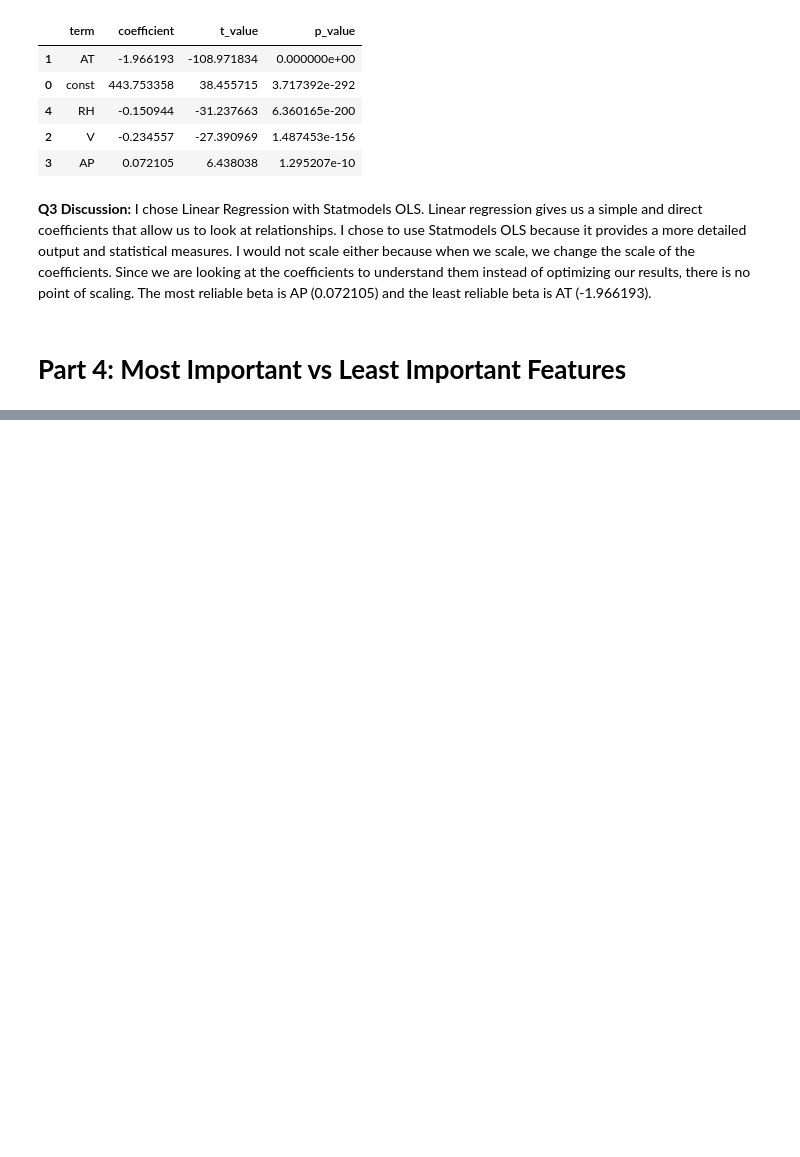
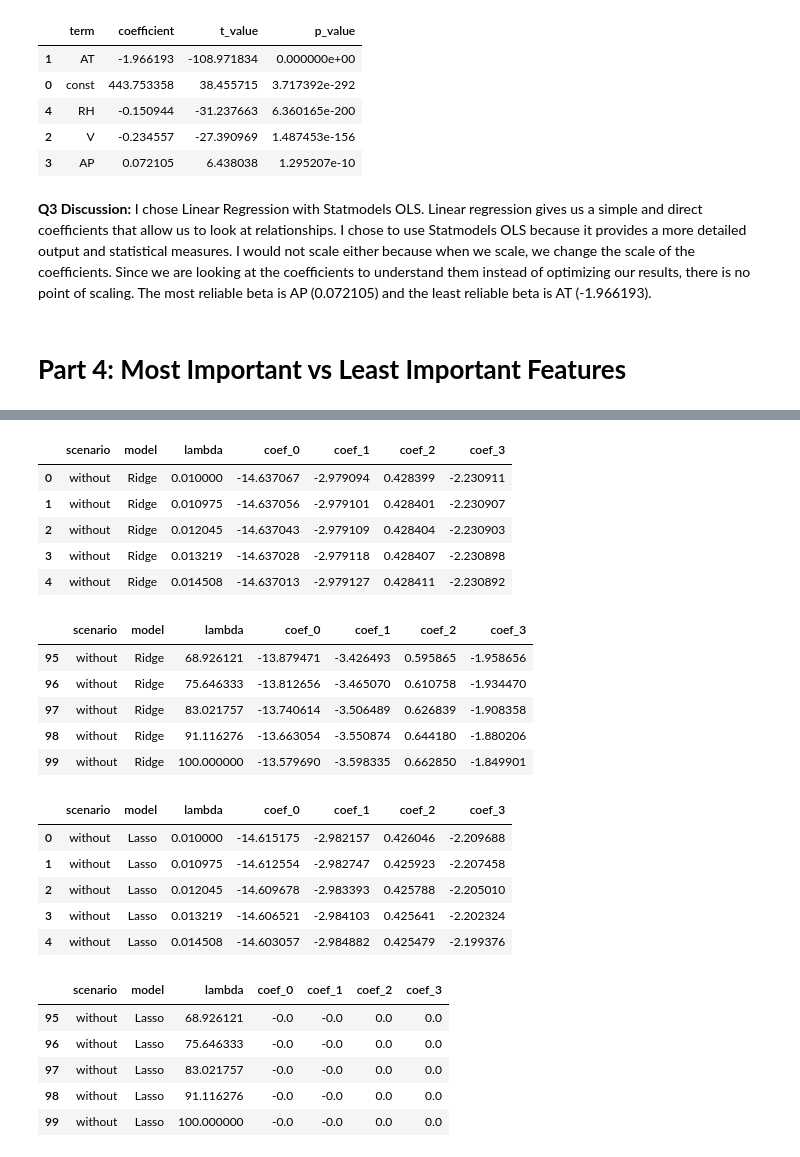
Before and after one commit to SZ330/EE344-Assignment-2, a Jupyter notebook: Assignment_2.ipynb, the cells around one changed output, grey strips where cells are left out. Drawn from its saved outputs; the diff is of its cells as text; code cells hidden in the pictures; blank space fills up the shorter version.

```diff
--- a/Assignment_2.ipynb
+++ b/Assignment_2.ipynb
@@ -443,0 +464,62 @@ Standardized coefficients:
+# %%
+def sweep_model_scaled(model_type: str, scenario: str, lambda_grid_5):
+    if scenario == "with":
+        Xt_tr, Xt_te = X_train_sc, X_test_sc
+        yt_tr, yt_te = y_train_with_un, y_test_with_un
+    elif scenario == "without":
+        Xt_tr, Xt_te = X_train_sc, X_test_sc
+        yt_tr, yt_te = y_train_without_un, y_test_without_un
+    else:
+        raise ValueError("scenario must be 'with' or 'without'")
+
+    rows = []
+    for lam in lambda_grid_5:
+        lam = float(lam)
+
+        if model_type == "Ridge":
+            model = Ridge(alpha=lam, random_state=42)
+        elif model_type == "Lasso":
+            model = Lasso(alpha=lam, max_iter=50000, random_state=42)
+
+        model.fit(Xt_tr, yt_tr.ravel())
+
+        rows.append({
+            "scenario": scenario,
+            "model": model_type,
+            "lambda": lam,
+            **{f"coef_{i}": c for i, c in enumerate(model.coef_)}
+        })
+
+    return pd.DataFrame(rows)
+ridge_sc = sweep_model_scaled("Ridge", "without", lambda_grid_5)
+lasso_sc = sweep_model_scaled("Lasso", "without", lambda_grid_5)
+
+display(ridge_sc.head())
+display(ridge_sc.tail())
+display(lasso_sc.head())
+display(lasso_sc.tail())
+# %% [output]
+|  | scenario | model | lambda | coef_0 | coef_1 | coef_2 | coef_3 |
+| 0 | without | Ridge | 0.010000 | -14.637067 | -2.979094 | 0.428399 | -2.230911 |
+| 1 | without | Ridge | 0.010975 | -14.637056 | -2.979101 | 0.428401 | -2.230907 |
+| 2 | without | Ridge | 0.012045 | -14.637043 | -2.979109 | 0.428404 | -2.230903 |
+| 3 | without | Ridge | 0.013219 | -14.637028 | -2.979118 | 0.428407 | -2.230898 |
+| 4 | without | Ridge | 0.014508 | -14.637013 | -2.979127 | 0.428411 | -2.230892 |
+|  | scenario | model | lambda | coef_0 | coef_1 | coef_2 | coef_3 |
+| 95 | without | Ridge | 68.926121 | -13.879471 | -3.426493 | 0.595865 | -1.958656 |
+| 96 | without | Ridge | 75.646333 | -13.812656 | -3.465070 | 0.610758 | -1.934470 |
+| 97 | without | Ridge | 83.021757 | -13.740614 | -3.506489 | 0.626839 | -1.908358 |
+| 98 | without | Ridge | 91.116276 | -13.663054 | -3.550874 | 0.644180 | -1.880206 |
+| 99 | without | Ridge | 100.000000 | -13.579690 | -3.598335 | 0.662850 | -1.849901 |
+|  | scenario | model | lambda | coef_0 | coef_1 | coef_2 | coef_3 |
+| 0 | without | Lasso | 0.010000 | -14.615175 | -2.982157 | 0.426046 | -2.209688 |
+| 1 | without | Lasso | 0.010975 | -14.612554 | -2.982747 | 0.425923 | -2.207458 |
+| 2 | without | Lasso | 0.012045 | -14.609678 | -2.983393 | 0.425788 | -2.205010 |
+| 3 | without | Lasso | 0.013219 | -14.606521 | -2.984103 | 0.425641 | -2.202324 |
+| 4 | without | Lasso | 0.014508 | -14.603057 | -2.984882 | 0.425479 | -2.199376 |
+|  | scenario | model | lambda | coef_0 | coef_1 | coef_2 | coef_3 |
+| 95 | without | Lasso | 68.926121 | -0.0 | -0.0 | 0.0 | 0.0 |
+| 96 | without | Lasso | 75.646333 | -0.0 | -0.0 | 0.0 | 0.0 |
+| 97 | without | Lasso | 83.021757 | -0.0 | -0.0 | 0.0 | 0.0 |
+| 98 | without | Lasso | 91.116276 | -0.0 | -0.0 | 0.0 | 0.0 |
+| 99 | without | Lasso | 100.000000 | -0.0 | -0.0 | 0.0 | 0.0 |
```
Also changed, not shown: parts of 10 cells of this notebook.
